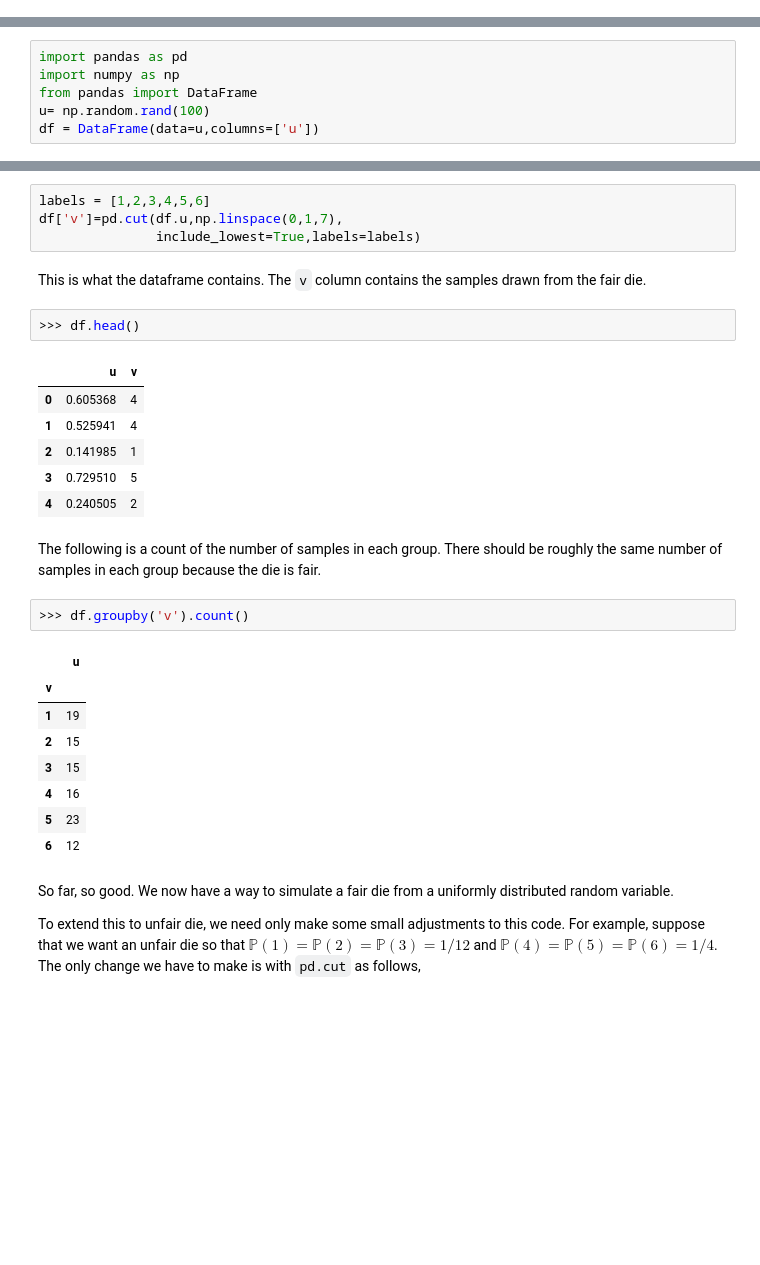
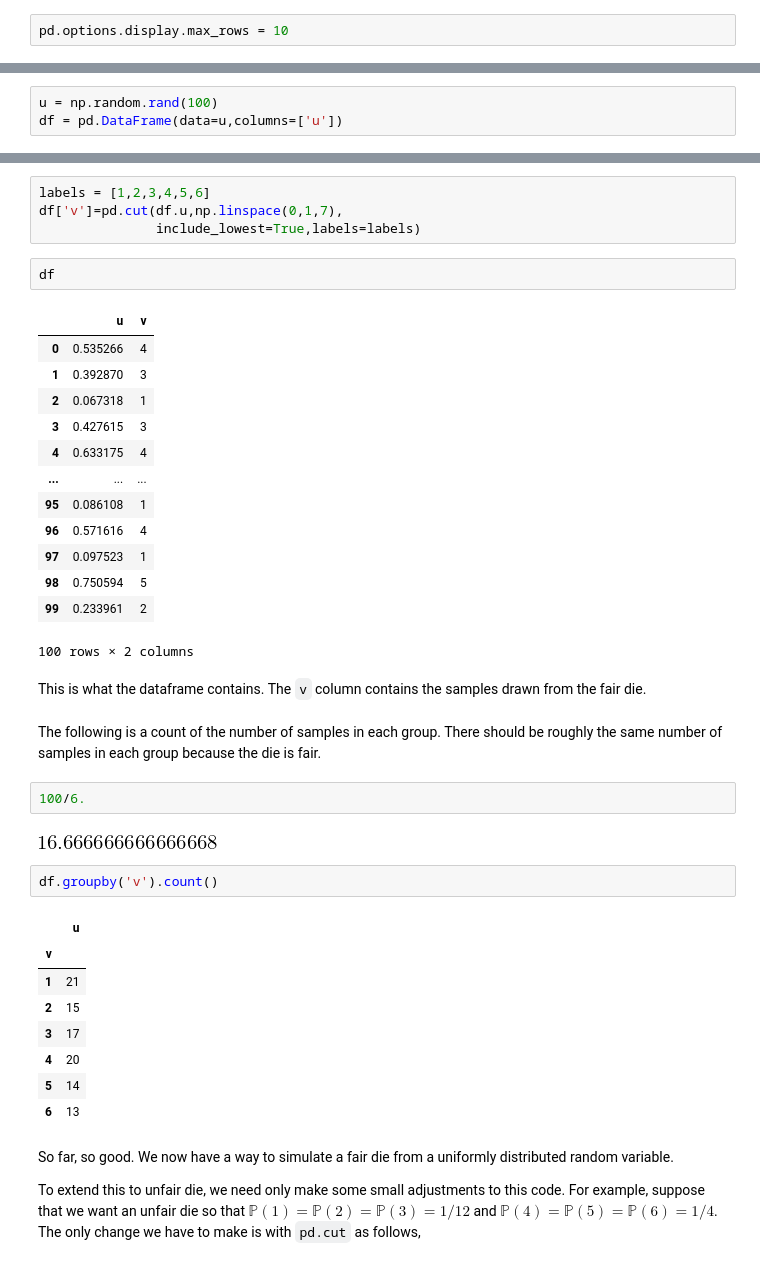
Before and after one commit to hvribeiro/MCSC1, a Jupyter notebook: aulas/02.2 - Introduction to probability.ipynb, the cells around one changed output, grey strips where cells are left out. Cells and saved outputs as stored; diff of their text form; blank space fills up the shorter version.

```diff
--- a/aulas/02.2 - Introduction to probability.ipynb
+++ b/aulas/02.2 - Introduction to probability.ipynb
@@ -1,3 +13,5 @@
+# %%
+pd.options.display.max_rows = 10
 # %% [markdown]
 # Information Entropy
 
@@ -520,8 +559,5 @@ $\left\{1,2,3,..,6\right\}$.  Let's consider a quick simulation to make this
 concrete. The following code generates uniform random samples and stacks them
 in a Pandas dataframe.
 # %%
-import pandas as pd
-import numpy as np
-from pandas import DataFrame
-u= np.random.rand(100)
-df = DataFrame(data=u,columns=['u'])
+u = np.random.rand(100)
+df = pd.DataFrame(data=u,columns=['u'])
@@ -532,32 +584,43 @@ the set $\left\{1,2,\ldots,6\right\}$ labeled `v`.
 labels = [1,2,3,4,5,6]
 df['v']=pd.cut(df.u,np.linspace(0,1,7),
                include_lowest=True,labels=labels)
+# %%
+df
+# %% [output]
+|  | u | v |
+| 0 | 0.535266 | 4 |
+| 1 | 0.392870 | 3 |
+| 2 | 0.067318 | 1 |
+| 3 | 0.427615 | 3 |
+| 4 | 0.633175 | 4 |
+| ... | ... | ... |
+| 95 | 0.086108 | 1 |
+| 96 | 0.571616 | 4 |
+| 97 | 0.097523 | 1 |
+| 98 | 0.750594 | 5 |
+| 99 | 0.233961 | 2 |
+100 rows × 2 columns
 # %% [markdown]
  This is what the dataframe contains. The `v` column contains
 the samples drawn from the fair die.
-# %%
->>> df.head()
-# %% [output]
-|  | u | v |
-| 0 | 0.605368 | 4 |
-| 1 | 0.525941 | 4 |
-| 2 | 0.141985 | 1 |
-| 3 | 0.729510 | 5 |
-| 4 | 0.240505 | 2 |
 # %% [markdown]
  The following is a count of the number of samples in each group. There
 should be roughly the same number of samples in each group because the die is fair.
+# %%
+100/6.
+# %% [output]
+[figure, added]
 # %%
->>> df.groupby('v').count()
+df.groupby('v').count()
 # %% [output]
 |  | u |
 | v |  |
-| 1 | 19 |
+| 1 | 21 |
 | 2 | 15 |
-| 3 | 15 |
-| 4 | 16 |
-| 5 | 23 |
-| 6 | 12 |
+| 3 | 17 |
+| 4 | 20 |
+| 5 | 14 |
+| 6 | 13 |
 # %% [markdown]
  So far, so good. We now have a way to simulate a fair
 die from a uniformly distributed random variable.
```
Also changed, not shown: parts of 33 cells of this notebook.
